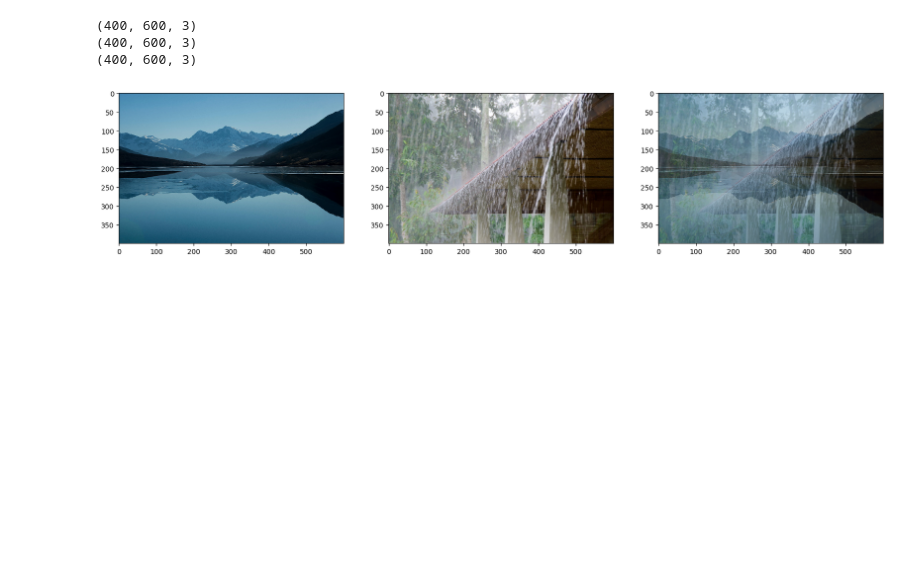
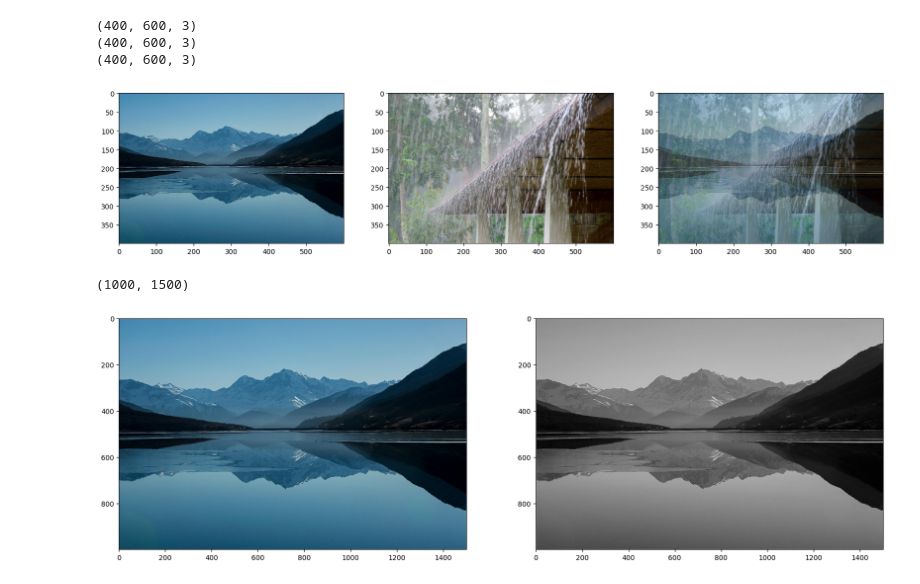
Before and after one commit to fngl2809/TUGAS-PSD, a Jupyter notebook: demo-psd-11-08-2025.ipynb, the cells around one changed output. Drawn from its saved outputs; the diff is of its cells as text; code cells hidden in the pictures; blank space fills up the shorter version.

```diff
--- a/demo-psd-11-08-2025.ipynb
+++ b/demo-psd-11-08-2025.ipynb
@@ -64,3 +64,16 @@ plt.show()
 (400, 600, 3)
 (400, 600, 3)
 [figure]
+# %%
+img_blend_grayscale = cv.cvtColor(img, cv.COLOR_BGR2GRAY)
+print(img_blend_grayscale.shape)
+plt.figure(figsize=(20,20))
+plt.subplot(1, 2, 1)
+plt.imshow(img)
+plt.subplot(1, 2, 2)
+plt.imshow(img_blend_grayscale, cmap= 'gray')
+
+plt.show()
+# %% [output]
+(1000, 1500)
+[figure, added]
```
Also changed, not shown: parts of 2 cells of this notebook.
